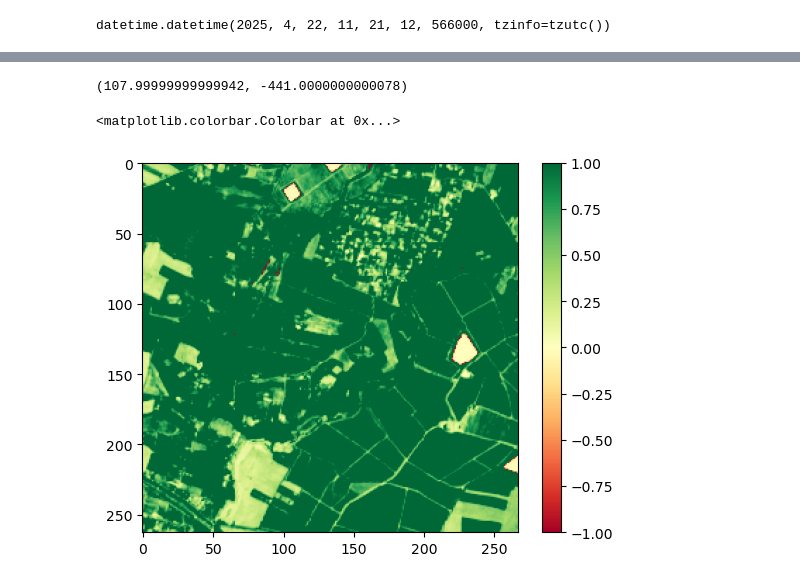
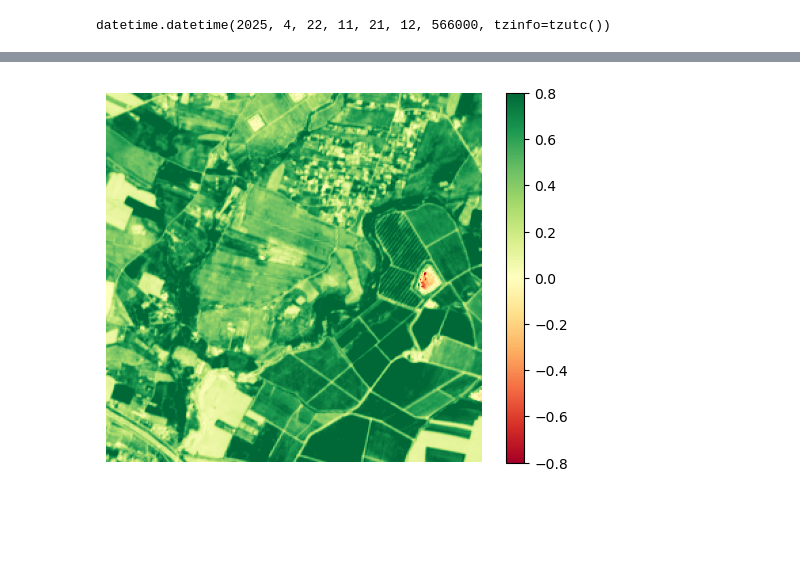
Before and after one commit to rodreras/remote-sensing-studies, a Jupyter notebook: obia/project.ipynb, the cells around one changed output, grey strips where cells are left out. Cells and saved outputs as stored; diff of their text form; code cells hidden in the pictures; blank space fills up the shorter version.

Commit message:
final project: ndvi solved

```diff
--- a/obia/project.ipynb
+++ b/obia/project.ipynb
@@ -155,13 +193,13 @@ Clipping input data to the valid range for imshow with RGB data ([0..1] for floa
 # %%
 #calculate NDVI
-ndvi = (cube['nir'] - cube['red']) / (cube['nir'] + cube['red'] )
+ndvi = ndvi_calc(
+    normalize(cube.red),
+    normalize(cube.nir)
+    )
+
+plt.imshow(ndvi[0,:, :], cmap = 'RdYlGn', vmin = -0.8, vmax = 0.8)
+plt.colorbar()
+plt.axis('off')
+plt.show()
+# %% [output]
+[figure, added]
-# %%
-float(ndvi.max().compute()), float(ndvi.min().compute())
-# %% [output]
-(107.99999999999942, -441.0000000000078)
-# %%
-plt.imshow(ndvi[0,:,:], cmap='RdYlGn', vmin = -1, vmax = 1)
-plt.colorbar()
-# %% [output]
-<matplotlib.colorbar.Colorbar at 0x...>
-[figure, removed]
```
Also changed, not shown: parts of 18 cells of this notebook, 3 other files.
